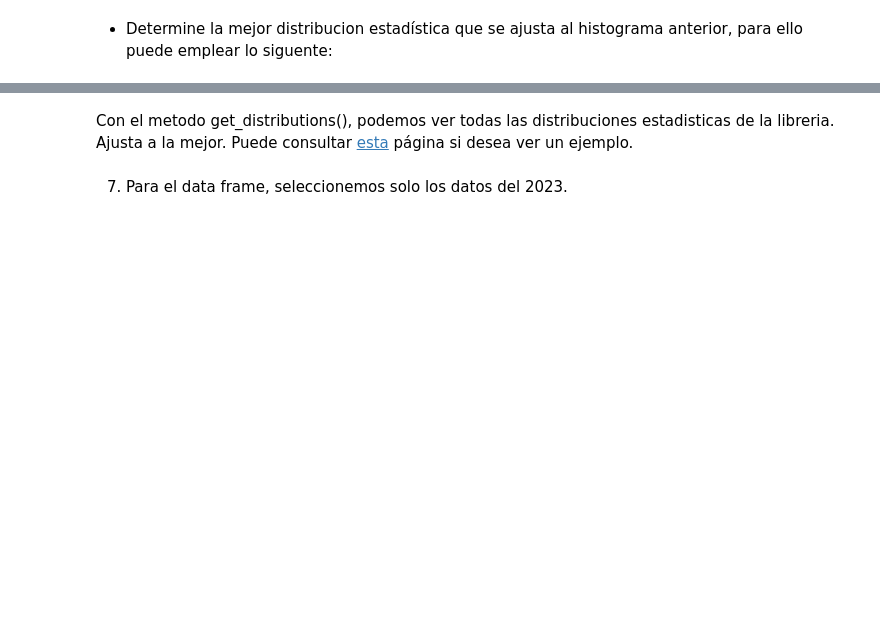
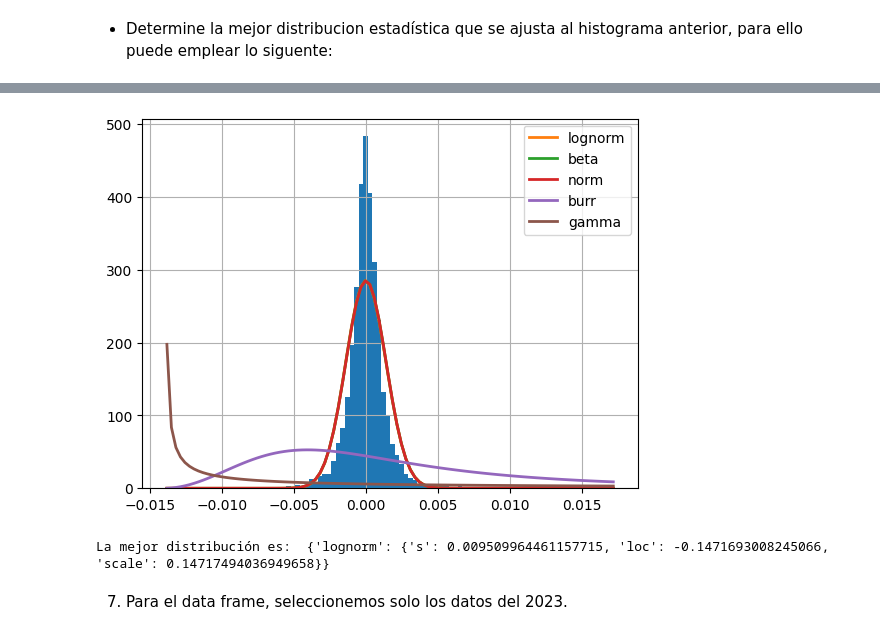
Before and after one commit to vaskiax/002_EstudiantesAprendizajeEstadistico, a Jupyter notebook: semestre2024-2/Estudiantes/Vergel_27/Lab01PandasHarold.ipynb, the cells around one changed output, grey strips where cells are left out. Drawn from its saved outputs; the diff is of its cells as text; code cells hidden in the pictures; blank space fills up the shorter version.

```diff
--- a/semestre2024-2/Estudiantes/Vergel_27/Lab01PandasHarold.ipynb
+++ b/semestre2024-2/Estudiantes/Vergel_27/Lab01PandasHarold.ipynb
@@ -146,15 +175,12 @@ plt.grid()
 # %%
 from fitter import Fitter, get_common_distributions, get_distributions
 
-f = Fitter(data,
-           distributions=['gamma',
-                          'lognorm',
-                          "beta",
-                          "burr",
-                          "norm"])
+# Ajuste de las distribuciones seleccionadas con los datos originales
+f = Fitter(df_Close.DiffPrice[1:],
+           distributions=['gamma', 'lognorm', 'beta', 'burr', 'norm'])
 f.fit()
 f.summary()
-#Indentificamos la mejor distribucion con el error cuadratico medio
-f.get_best(method = 'sumsquare_error')
-#Indentificamos parametros de la distrubicion beta
-f.fitted_param["beta"]
+
+# Identificar la mejor distribución con el método de suma de errores cuadrados
+best_dist = f.get_best(method='sumsquare_error')
+# %% [output]
@@ -161,5 +192,8 @@ f.fitted_param["beta"]
+[figure, added]
-# %% [markdown]
-Con el metodo get_distributions(), podemos ver todas las distribuciones estadisticas de la libreria. Ajusta a la mejor.  Puede consultar [esta](https://medium.com/the-researchers-guide/finding-the-best-distribution-that-fits-your-data-using-pythons-fitter-library-319a5a0972e9)  página si desea ver un ejemplo.
+# %%
+print("La mejor distribución es: ", best_dist)
+# %% [output]
+La mejor distribución es:  {'lognorm': {'s': 0.009509964461157715, 'loc': -0.1471693008245066, 'scale': 0.14717494036949658}}
 # %% [markdown]
 
 7. Para el data frame, seleccionemos solo los datos del 2023.
```
Also changed, not shown: parts of 52 cells of this notebook.
